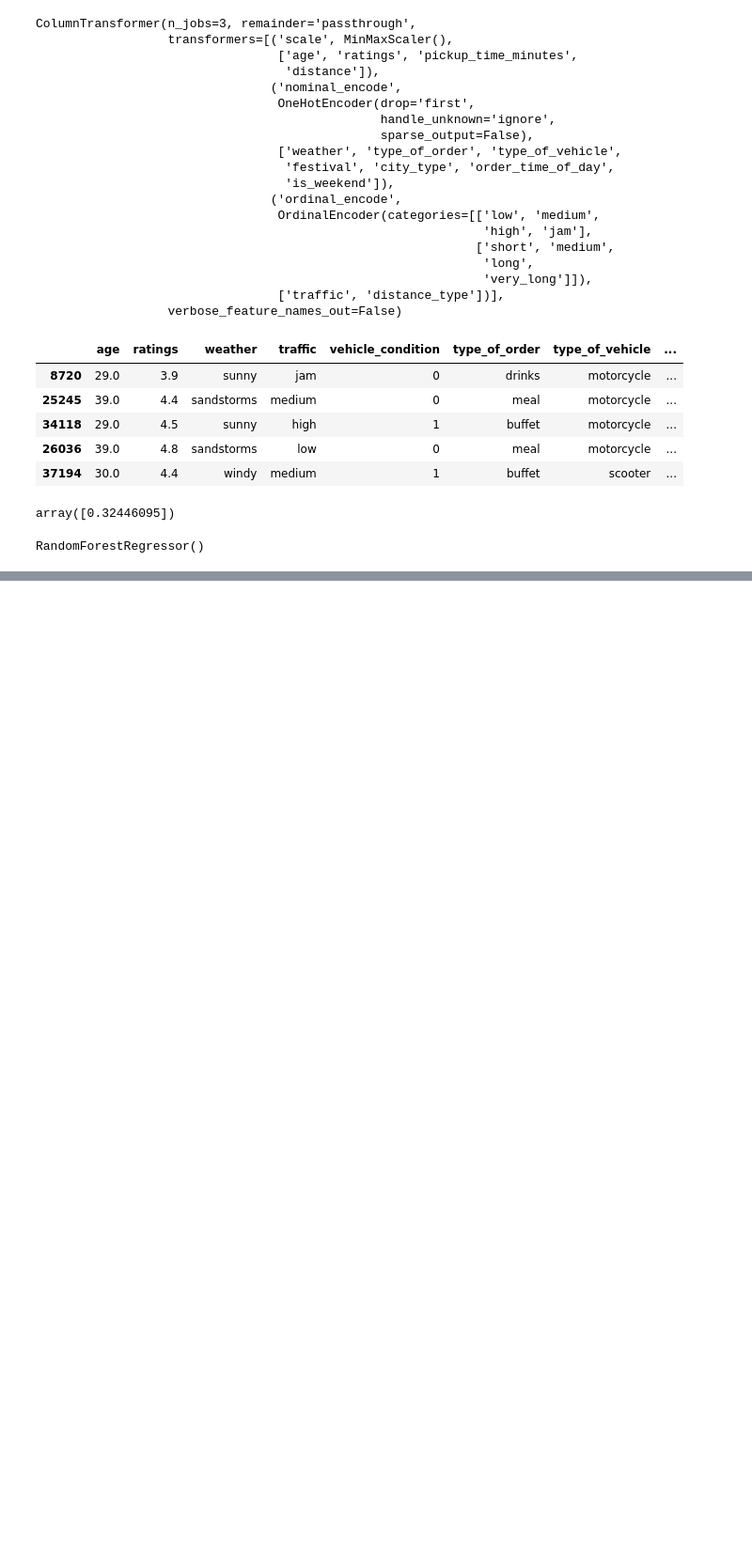
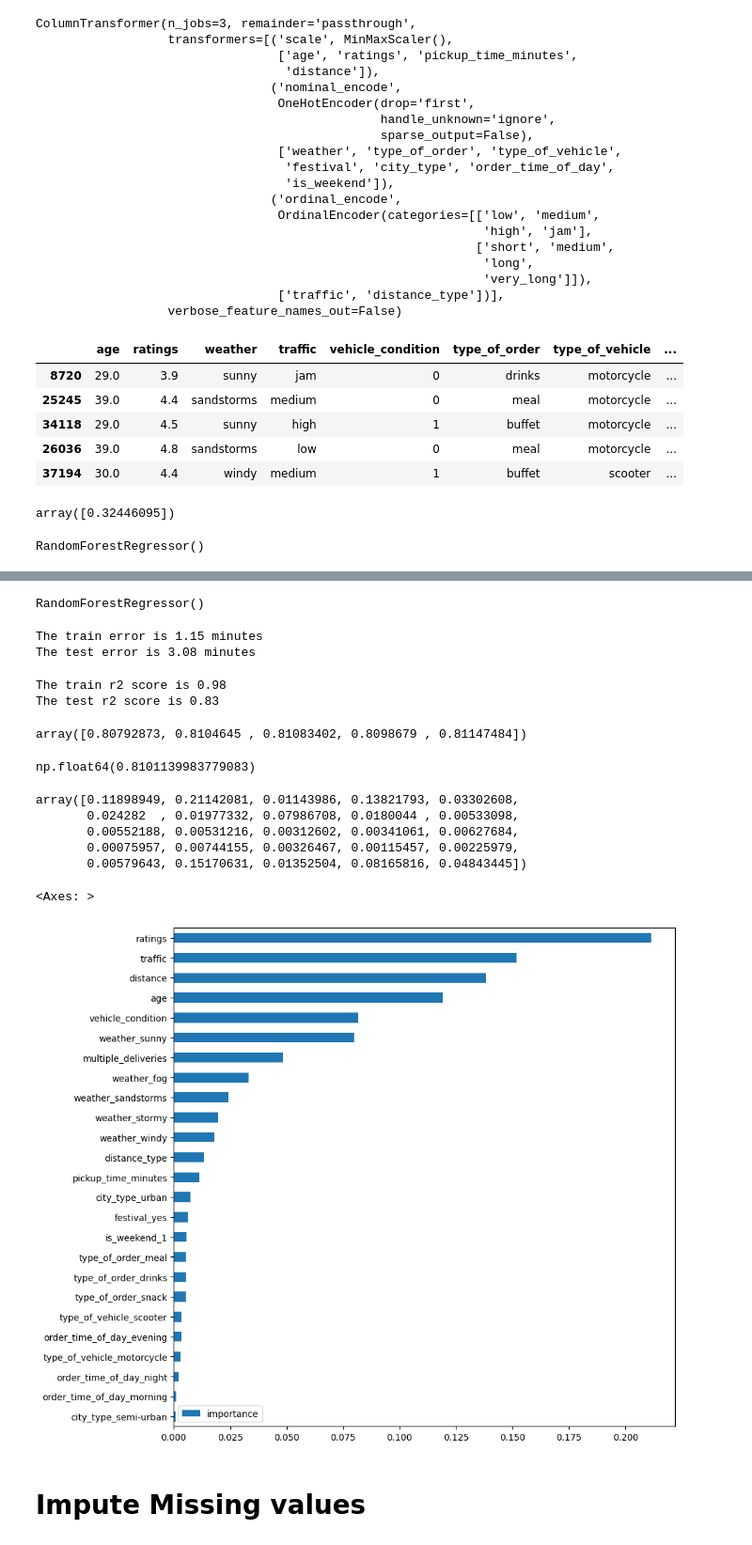
Before and after one commit to rabin20-04/delivery_time_prediction, a Jupyter notebook: notebooks/Experiment_1.ipynb, the cells around one changed output, grey strips where cells are left out. Shown at 94% size. Drawn from its saved outputs; the diff is of its cells as text; code cells hidden in the pictures; blank space fills up the shorter version.

Commit message:
Experiment 1 : test ii with imputatiton compelete

```diff
--- a/notebooks/Experiment_1.ipynb
+++ b/notebooks/Experiment_1.ipynb
@@ -350,0 +353,7 @@ with mlflow.start_run(run_name="Missing values dropped"):
+# %%
+# feature selection using rfecv - Recursive Feature Elimination with Cross-Validation.
+
+rfecv = RFECV(estimator=rf, step=10, cv=5, scoring="r2", n_jobs=3, verbose=2)
+# %%
+
+rfecv.fit(xtrain_transformed, ytrain_transformed.values.ravel())
@@ -350,0 +392,8 @@ with mlflow.start_run(run_name="Missing values dropped"):
+# %%
+from sklearn.ensemble import RandomForestRegressor
+
+rf = RandomForestRegressor()
+
+rf.fit(rfecv.transform(xtrain_transformed), ytrain_transformed.values.ravel())
+# %% [output]
+RandomForestRegressor()
@@ -350,0 +407,59 @@ with mlflow.start_run(run_name="Missing values dropped"):
+# %%
+from sklearn.metrics import mean_absolute_error, r2_score
+
+print(f"The train error is {mean_absolute_error(ytrain,y_pred_train_org):.2f} minutes")
+print(f"The test error is {mean_absolute_error(ytest,y_pred_test_org):.2f} minutes")
+# %% [output]
+The train error is 1.15 minutes
+The test error is 3.08 minutes
+# %%
+print(f"The train r2 score is {r2_score(ytrain,y_pred_train_org):.2f}")
+print(f"The test r2 score is {r2_score(ytest,y_pred_test_org):.2f}")
+# %% [output]
+The train r2 score is 0.98
+The test r2 score is 0.83
+# %%
+
+from sklearn.model_selection import cross_val_score
+
+scores = cross_val_score(
+    rf,
+    rfecv.transform(xtrain_transformed),
+    ytrain_transformed.values.ravel(),
+    cv=5,
+    scoring="r2",
+    n_jobs=4,
+)
+
+scores
+# %% [output]
+array([0.80792873, 0.8104645 , 0.81083402, 0.8098679 , 0.81147484])
+# %%
+
+scores.mean()
+# %% [output]
+np.float64(0.8101139983779083)
+# %%
+rf.feature_importances_
+# %% [output]
+array([0.11898949, 0.21142081, 0.01143986, 0.13821793, 0.03302608,
+       0.024282  , 0.01977332, 0.07986708, 0.0180044 , 0.00533098,
+       0.00552188, 0.00531216, 0.00312602, 0.00341061, 0.00627684,
+       0.00075957, 0.00744155, 0.00326467, 0.00115457, 0.00225979,
+       0.00579643, 0.15170631, 0.01352504, 0.08165816, 0.04843445])
+# %%
+
+(
+    pd.DataFrame(
+        rf.feature_importances_,
+        index=rfecv.transform(xtrain_transformed).columns,
+        columns=["importance"],
+    )
+    .sort_values(by="importance")
+    .plot(kind="barh", figsize=(10, 10))
+)
+# %% [output]
+<Axes: >
+[figure, added]
+# %% [markdown]
+# Impute Missing values
```
Also changed, not shown: parts of 45 cells of this notebook.
